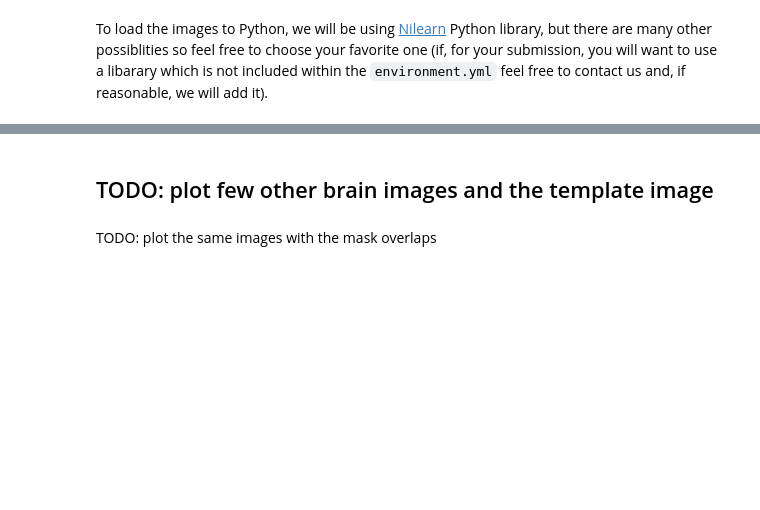
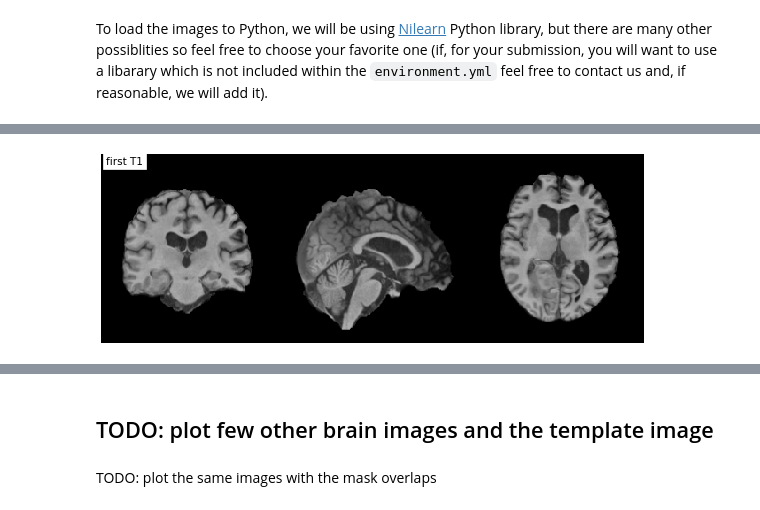
Before and after one commit to ramp-kits/stroke_lesions, a Jupyter notebook: stroke_starting_kit.ipynb, the cells around one changed output, grey strips where cells are left out. Drawn from its saved outputs; the diff is of its cells as text; code cells hidden in the pictures; blank space fills up the shorter version.

```diff
--- a/stroke_starting_kit.ipynb
+++ b/stroke_starting_kit.ipynb
@@ -106,0 +125,4 @@ To load the images to Python, we will be using [Nilearn](https://nilearn.github.
+# %%
+plot_t1(path_to_t1='data/subject_18/T1.nii.gz')
+# %% [output]
+[figure, added]
```
Also changed, not shown: parts of 13 cells of this notebook.
